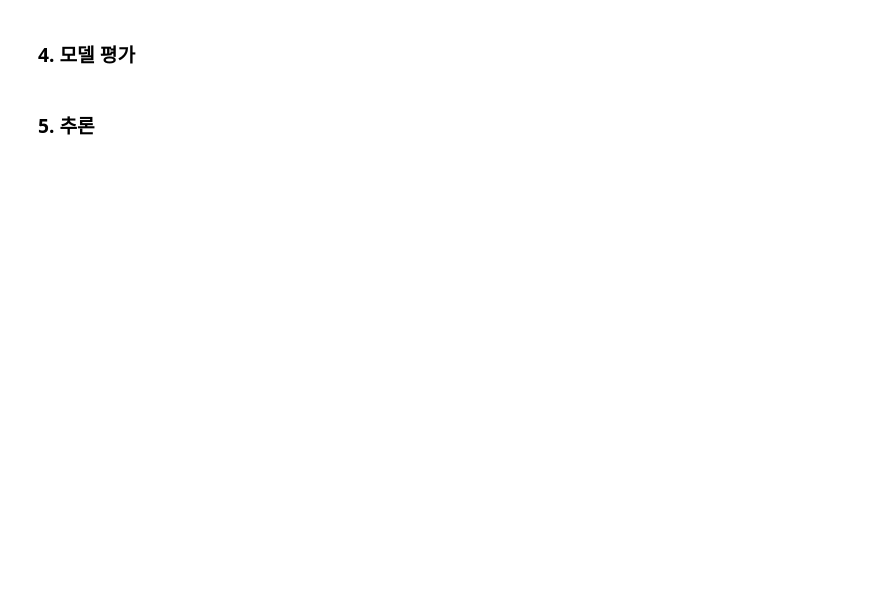
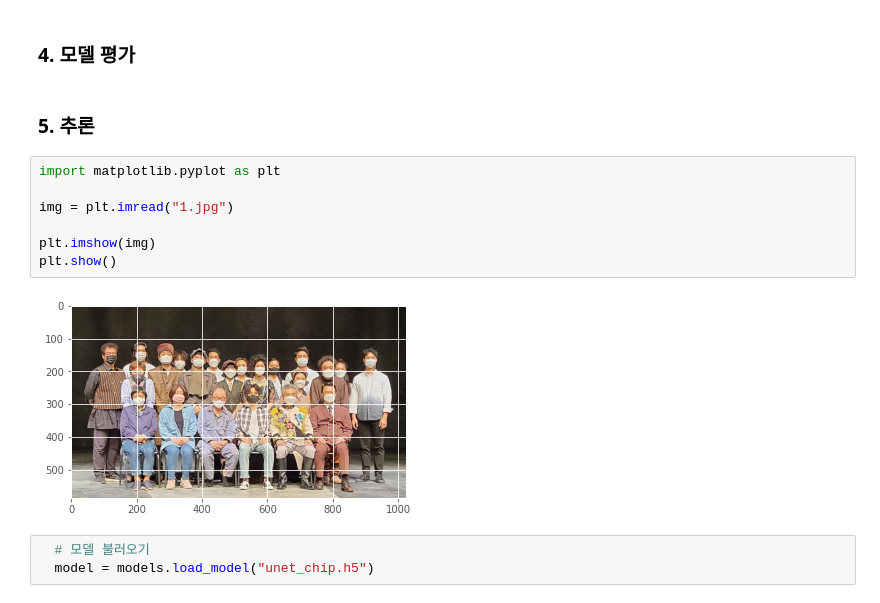
Before and after one commit to josooik/DeepLearning, a Jupyter notebook: segmentation_basic.ipynb, the cells around one changed output. Drawn from its saved outputs; the diff is of its cells as text; blank space fills up the shorter version.

```diff
--- a/segmentation_basic.ipynb
+++ b/segmentation_basic.ipynb
@@ -302,3 +304,15 @@ history = model.fit(train_ds,
 ### 4. 모델 평가
 # %% [markdown]
 ### 5. 추론
+# %%
+import matplotlib.pyplot as plt
+
+img = plt.imread("1.jpg")
+
+plt.imshow(img)
+plt.show()
+# %% [output]
+[figure, added]
+# %%
+  # 모델 불러오기
+  model = models.load_model("unet_chip.h5")
```
Also changed, not shown: parts of 8 cells of this notebook.
